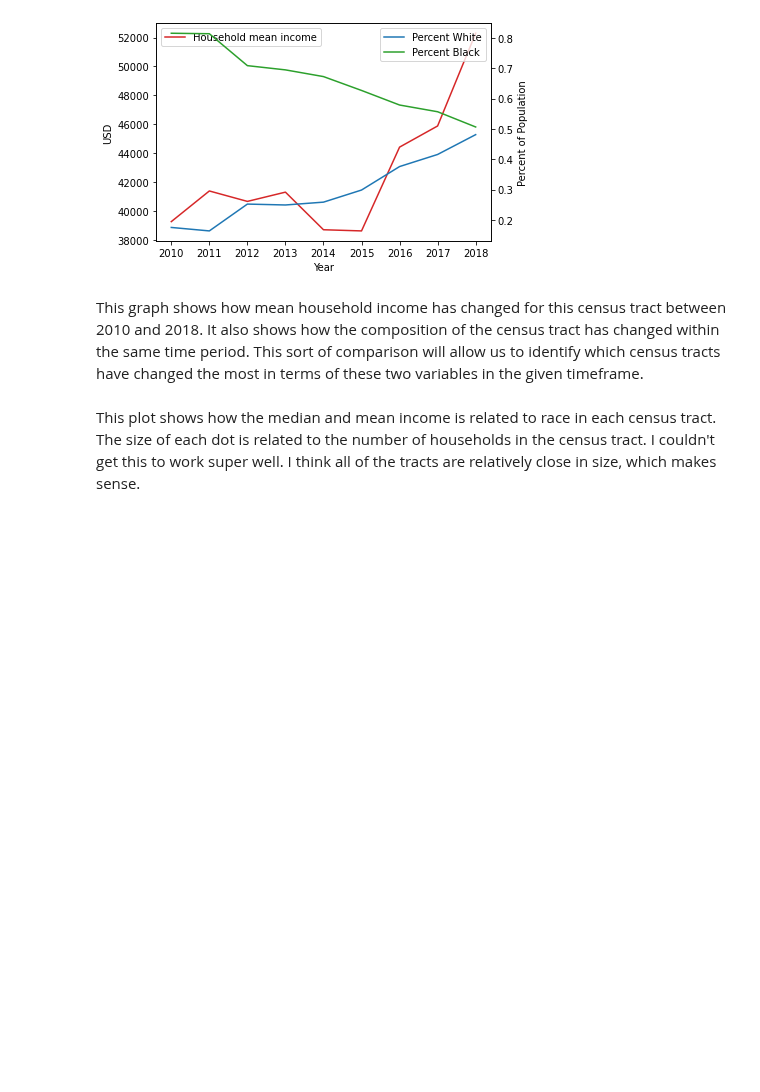
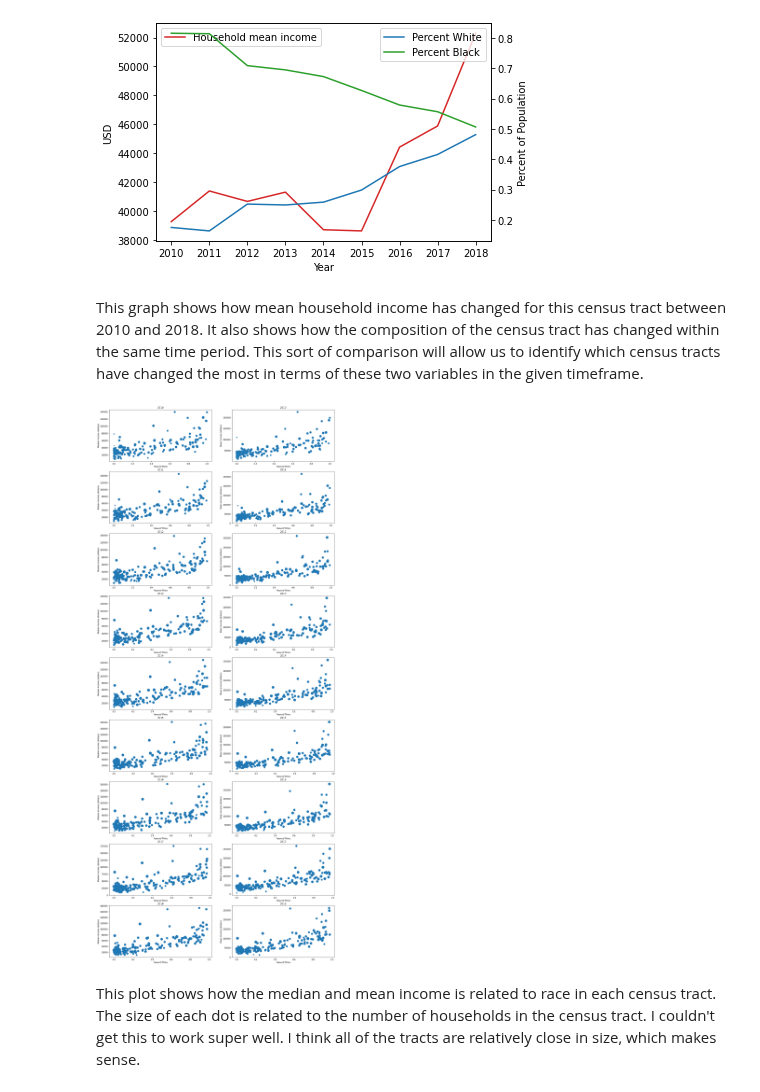
Before and after one commit to leosimanonok/DataScienceFinalTutorial, a Jupyter notebook: Leo Graphs.ipynb, the cells around one changed output. Saved outputs shown, nothing was run; the diff lists cells and outputs as text; code cells hidden in the pictures; blank space fills up the shorter version.

```diff
--- a/Leo Graphs.ipynb
+++ b/Leo Graphs.ipynb
@@ -115,27 +115,29 @@ scatter_df["Percent Black"] = scatter_df["Black"] / scatter_df["Total Population
 # %%
 fig, axs = plt.subplots(nrows=9, ncols=2)
 fig.set_figheight(50)
 fig.set_figwidth(20)
 
 for i in range(0, 9):
     ax_med = axs[i][0]
     year = 2010 + i
     ax_med.set_xlabel("Percent White")
     ax_med.set_ylabel("Median Income (dollars)")
     ax_med.set_title(str(year))
     x = scatter_df.loc[scatter_df["Year"] == year] ["Percent White"]
     y = scatter_df.loc[scatter_df["Year"] == year] ["Household median income (dollars)"]
-    s = scatter_df.loc[scatter_df["Year"] == year] ["Households"] ** 0.5
+    s = scatter_df.loc[scatter_df["Year"] == year] ["Households"] ** 0.7
     ax_med.scatter(x, y, s)
 
     ax_mean = axs[i][1]
     year = 2010 + i
     ax_mean.set_xlabel("Percent White")
     ax_mean.set_ylabel("Mean Income (dollars)")
     ax_mean.set_title(str(year))
     x = scatter_df.loc[scatter_df["Year"] == year] ["Percent White"]
     y = scatter_df.loc[scatter_df["Year"] == year] ["Household mean income (dollars)"]
-    s = scatter_df.loc[scatter_df["Year"] == year] ["Households"] ** 0.5
+    s = scatter_df.loc[scatter_df["Year"] == year] ["Households"] ** 0.7
     ax_mean.scatter(x, y, s)
+# %% [output]
+[figure, added]
 # %% [markdown]
 This plot shows how the median and mean income is related to race in each census tract. The size of each dot is related to the number of households in the census tract. I couldn't get this to work super well. I think all of the tracts are relatively close in size, which makes sense.
```
Also changed, not shown: parts of 2 cells of this notebook, 1 other file.
